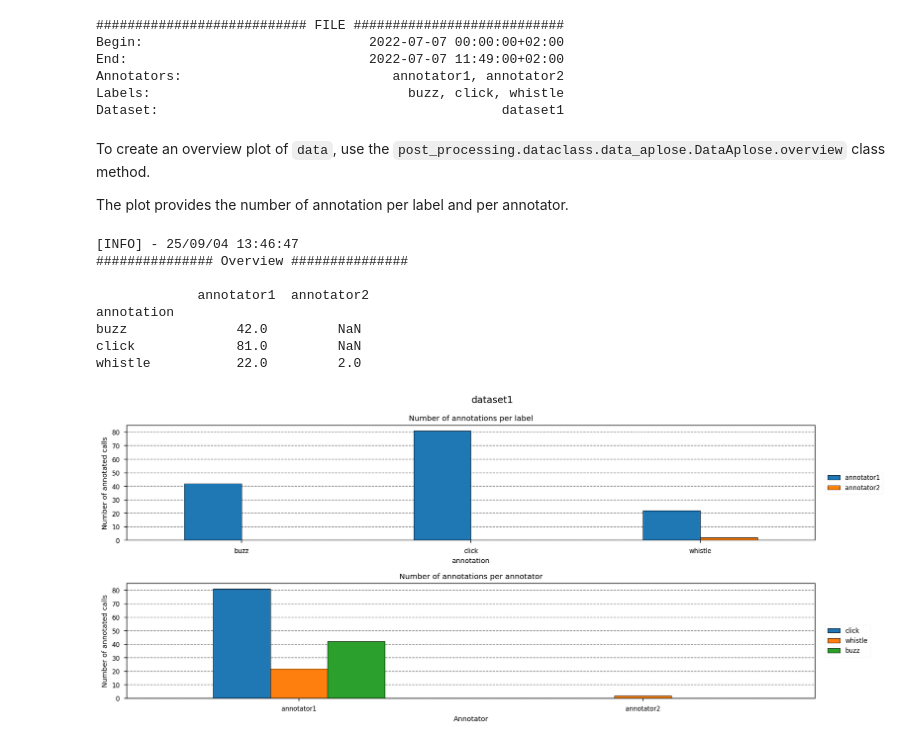
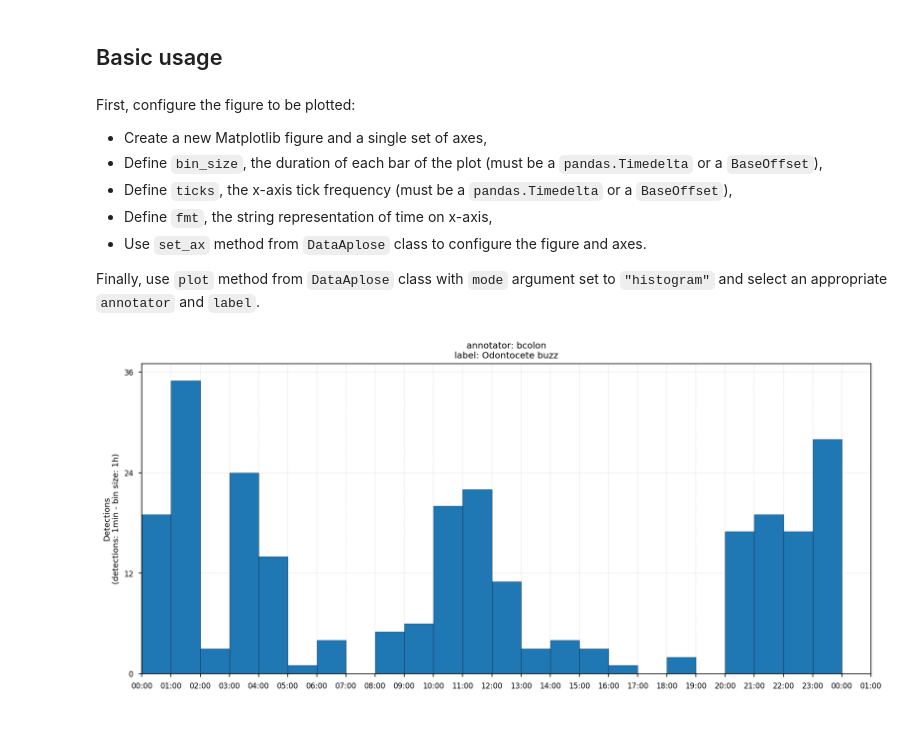
Before and after one commit to mathieudpnt/OSmOSE_post_processing, a Jupyter notebook: docs/source/example_single_barplot.ipynb, the cells around one changed output. Saved outputs shown, nothing was run; the diff lists cells and outputs as text; code cells hidden in the pictures.

Commit message:
example notebook, usage and installation doc

```diff
--- a/docs/source/example_single_barplot.ipynb
+++ b/docs/source/example_single_barplot.ipynb
@@ -16,14 +18,0 @@ The `DataAplose` object has informations about the loaded result csv
-# %%
-print(f"{' FILE ':#^60}")
-print(f"{'Begin:':<30}{str(data.begin):>30}")
-print(f"{'End:':<30}{str(data.end):>30}")
-print(f"{'Annotators:':<30}{str((', ').join(data.annotators)):>30}")
-print(f"{'Labels:':<30}{str((', ').join(data.labels)):>30}")
-print(f"{'Dataset:':<30}{str((', ').join(data.dataset)):>30}")
-# %% [output]
-########################### FILE ###########################
-Begin:                             2022-07-07 00:00:00+02:00
-End:                               2022-07-07 11:49:00+02:00
-Annotators:                           annotator1, annotator2
-Labels:                                 buzz, click, whistle
-Dataset:                                            dataset1
@@ -30,18 +26,28 @@ Dataset:                                            dataset1
+# %% [markdown]
+## Basic usage
 # %% [markdown]
-To create an overview plot of `data`, use the `post_processing.dataclass.data_aplose.DataAplose.overview` class method.
+First, configure the figure to be plotted:
+- Create a new Matplotlib figure and a single set of axes,
+- Define `bin_size`, the duration of each bar of the plot (must be a `pandas.Timedelta` or a `BaseOffset`),
+- Define `ticks`, the x-axis tick frequency (must be a `pandas.Timedelta` or a `BaseOffset`),
+- Define `fmt`, the string representation of time on x-axis,
+- Use `set_ax` method from `DataAplose` class to configure the figure and axes.
 
-The plot provides the number of annotation per label and per annotator.
+Finally, use `plot` method from `DataAplose` class with `mode` argument set to `"histogram"` and select an appropriate `annotator` and `label`.
-# %%
-data.overview()
-plt.tight_layout()
-plt.show()
-# %% [output]
-[INFO] - 25/09/04 13:46:47
-############### Overview ###############
-
-             annotator1  annotator2
-annotation
-buzz              42.0         NaN
-click             81.0         NaN
-whistle           22.0         2.0
-[figure, removed]
+# %%
+fig, ax = plt.subplots(1, 1)
+bin_size = Timedelta("1h")
+ticks = Timedelta("1h")
+fmt = "%H:%M"
+
+ax = data.set_ax(ax=ax, x_ticks_res=ticks, date_format=fmt)
+data.plot(
+    mode="histogram",
+    annotator=data.annotators[0],
+    label=data.labels[0],
+    ax=ax,
+    bin_size=bin_size,
+)
+plt.show()
+# %% [output]
+[figure, added]
```
Also changed, not shown: parts of 10 cells of this notebook, 4 other files.
